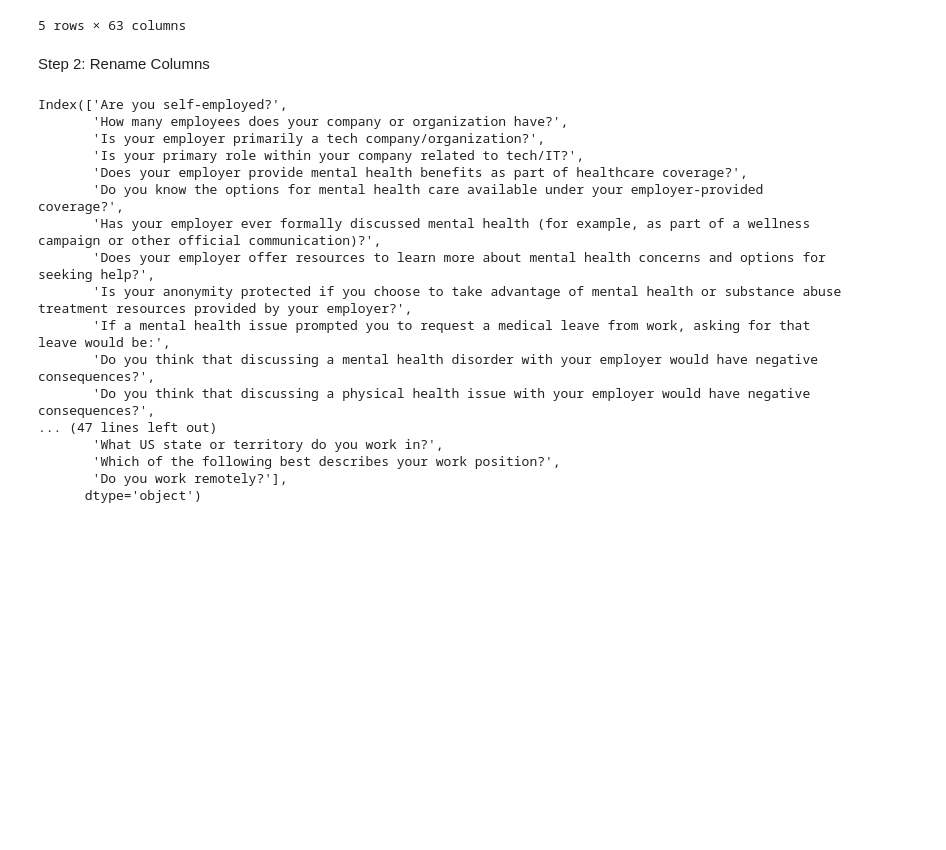
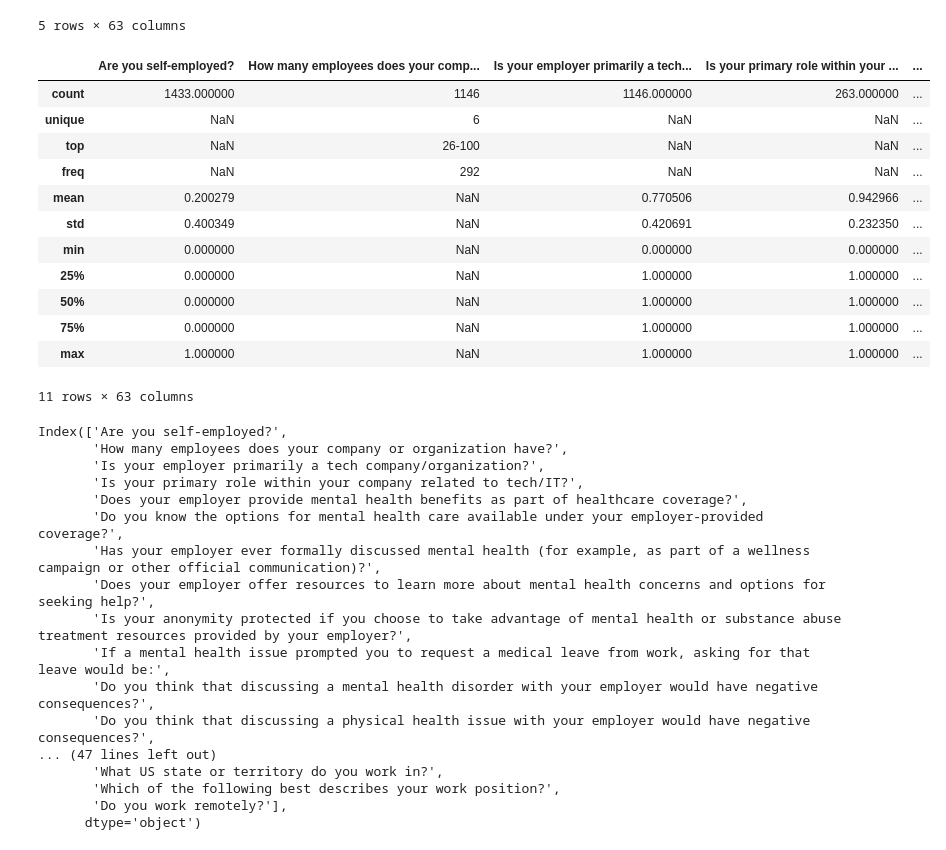
Before and after one commit to AlexandraFaria/UnsupervisedLearningTask1Project, a Jupyter notebook: Task1DataCleaning.ipynb, the cells around one changed output. Saved outputs shown, nothing was run; the diff lists cells and outputs as text; code cells hidden in the pictures; blank space fills up the shorter version.

```diff
--- a/Task1DataCleaning.ipynb
+++ b/Task1DataCleaning.ipynb
@@ -54,5 +64,20 @@ tech_df.head()
 | 3 | 1 | NaN | NaN | NaN | ... |
 | 4 | 0 | 6-25 | 0.0 | 1.0 | ... |
 5 rows × 63 columns
-# %% [markdown]
-Step 2: Rename Columns
+# %%
+# Display preliminary description of each feature
+tech_df.describe(include= "all")
+# %% [output]
+|  | Are you self-employed? | How many employees does your comp... | Is your employer primarily a tech... | Is your primary role within your ... | ... |
+| count | 1433.000000 | 1146 | 1146.000000 | 263.000000 | ... |
+| unique | NaN | 6 | NaN | NaN | ... |
+| top | NaN | 26-100 | NaN | NaN | ... |
+| freq | NaN | 292 | NaN | NaN | ... |
+| mean | 0.200279 | NaN | 0.770506 | 0.942966 | ... |
+| std | 0.400349 | NaN | 0.420691 | 0.232350 | ... |
+| min | 0.000000 | NaN | 0.000000 | 0.000000 | ... |
+| 25% | 0.000000 | NaN | 1.000000 | 1.000000 | ... |
+| 50% | 0.000000 | NaN | 1.000000 | 1.000000 | ... |
+| 75% | 0.000000 | NaN | 1.000000 | 1.000000 | ... |
+| max | 1.000000 | NaN | 1.000000 | 1.000000 | ... |
+11 rows × 63 columns
```
Also changed, not shown: parts of 26 cells of this notebook.
